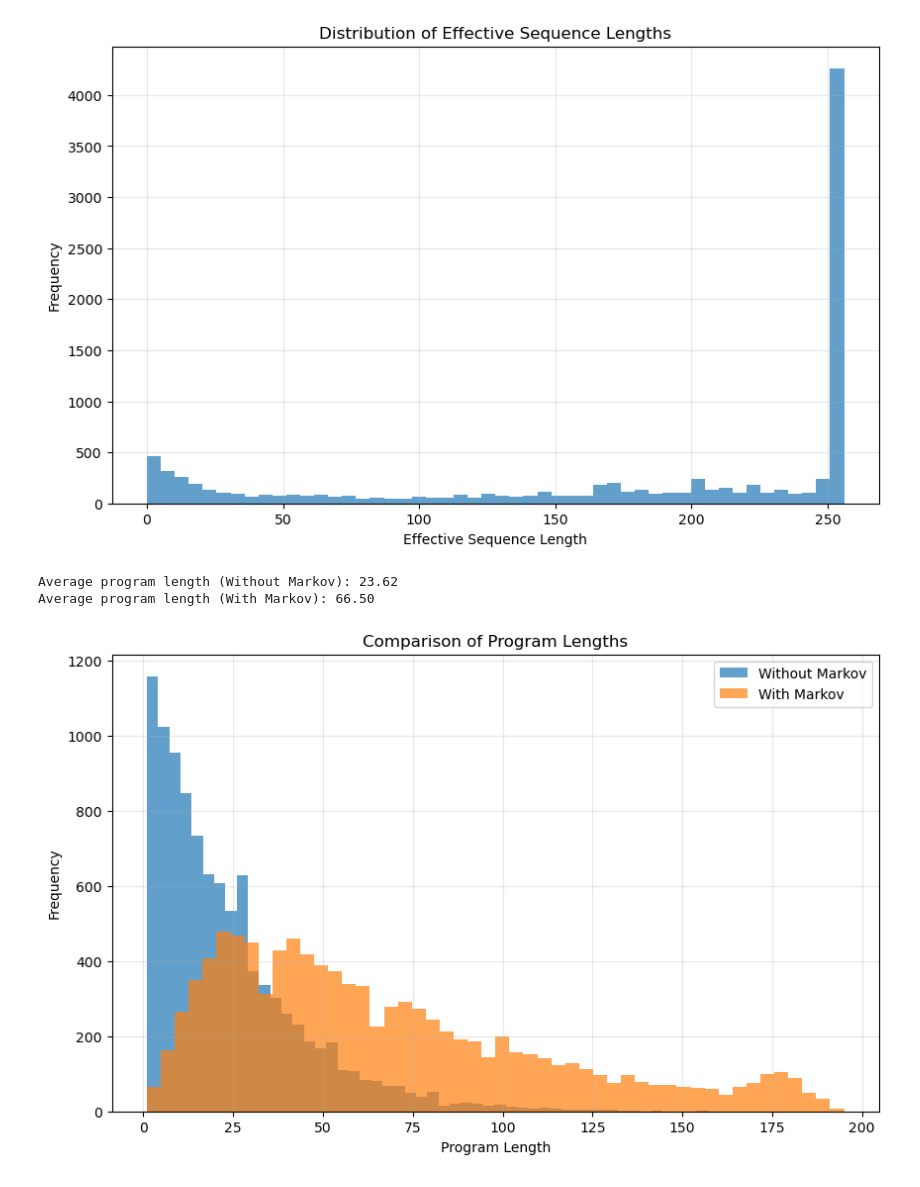
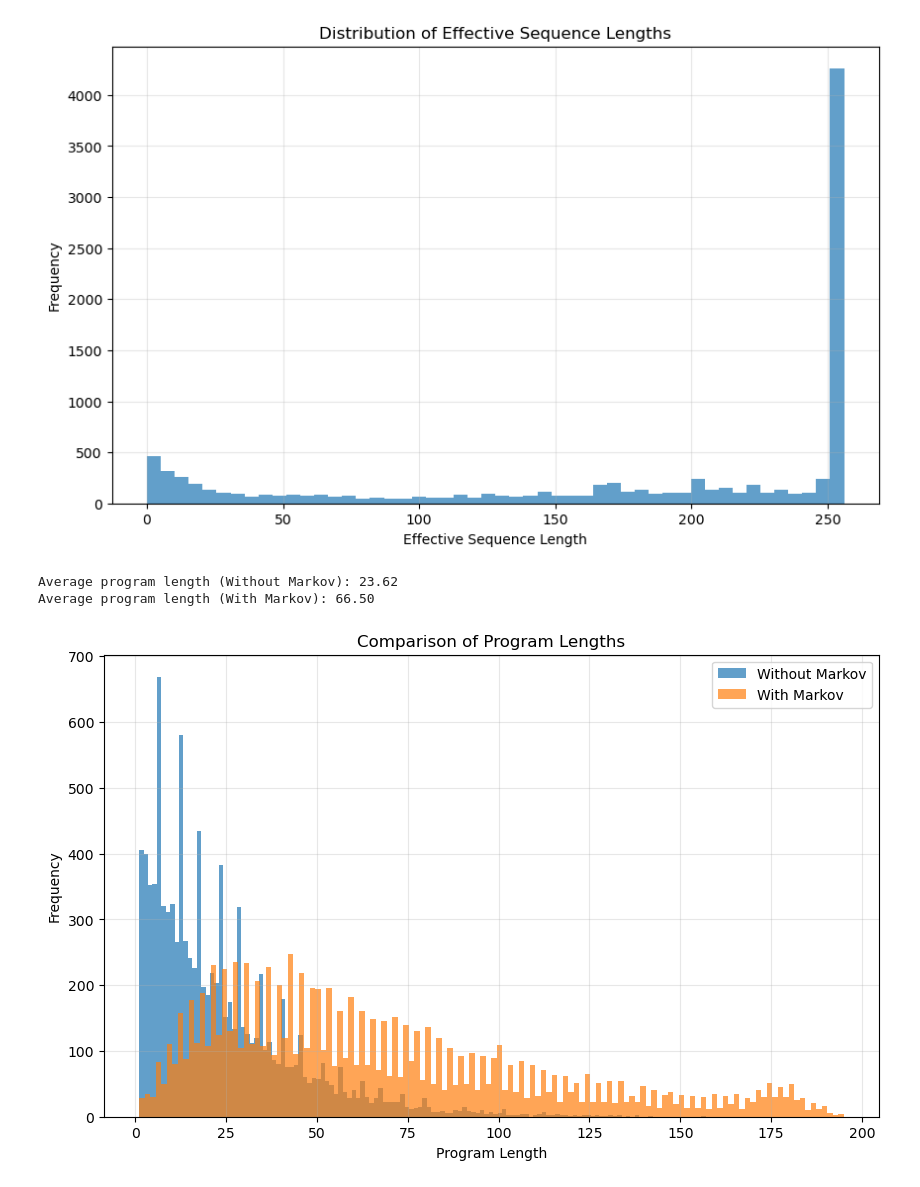
Before and after one commit to lazypanda10117/Learning-UTM, a Jupyter notebook: program_length_analysis.ipynb, the cells around one changed output. Cells and saved outputs as stored; diff of their text form; code cells hidden in the pictures.

Commit message:
new graph

```diff
--- a/program_length_analysis.ipynb
+++ b/program_length_analysis.ipynb
@@ -118,36 +118,36 @@ def compare_program_lengths(programs1, programs2, label1="Without Markov", label
     def get_program_lengths(programs):
         return [len(program) for program in programs]
 
     lengths1 = get_program_lengths(programs1)
     lengths2 = get_program_lengths(programs2)
 
     # Calculate statistics
     avg_length1 = sum(lengths1) / len(lengths1)
     avg_length2 = sum(lengths2) / len(lengths2)
 
     print(f"Average program length ({label1}): {avg_length1:.2f}")
     print(f"Average program length ({label2}): {avg_length2:.2f}")
 
     # Plot the distributions side by side
     plt.figure(figsize=(10, 6))
 
     # Create a histogram with transparency
-    plt.hist(lengths1, bins=50, alpha=0.7, label=label1)
-    plt.hist(lengths2, bins=50, alpha=0.7, label=label2)
+    plt.hist(lengths1, bins=128, alpha=0.7, label=label1)
+    plt.hist(lengths2, bins=128, alpha=0.7, label=label2)
 
     plt.xlabel('Program Length')
     plt.ylabel('Frequency')
     plt.title('Comparison of Program Lengths')
     plt.legend()
     plt.grid(True, alpha=0.3)
     plt.show()
 
 # Compare the program lengths between the two datasets
 compare_program_lengths(short_programs, short_programs_with_markov)
 # %% [output]
 Average program length (Without Markov): 23.62
 Average program length (With Markov): 66.50
-[figure, old version]
+[figure, new version]
 # %%
 def compare_sequence_lengths(sequences1, sequences2, label1="Without Markov", label2="With Markov"):
     # Calculate sequence lengths for both datasets
```
Also changed, not shown: parts of 1 cell of this notebook, 5 other files.
